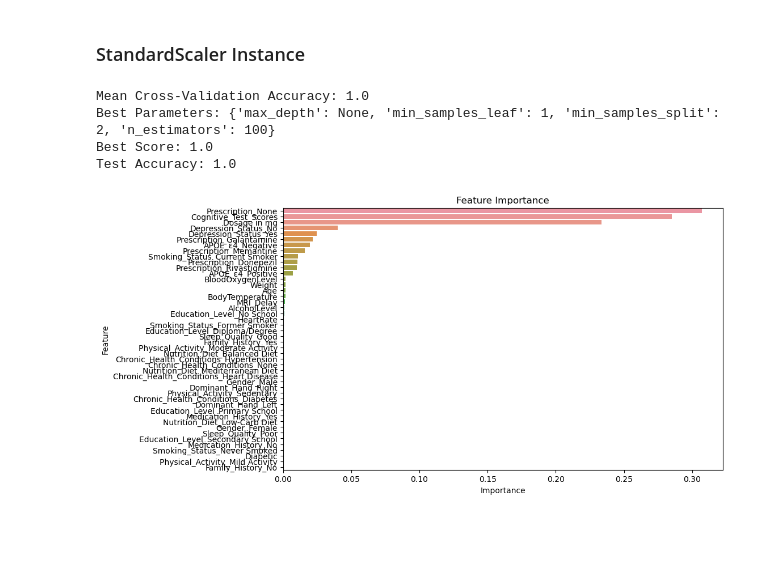
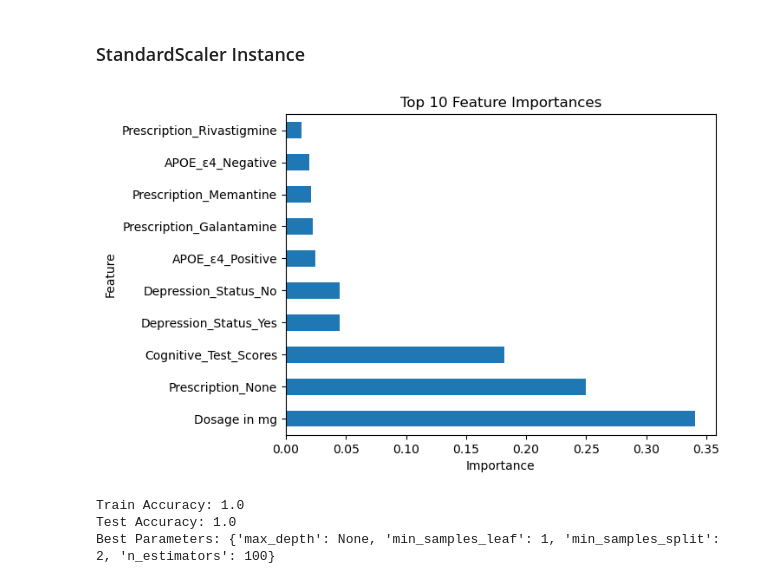
Before and after one commit to dcasey07/dementia-modeling, a Jupyter notebook: dementia_analysis.ipynb, the cells around one changed output. Saved outputs shown, nothing was run; the diff lists cells and outputs as text; code cells hidden in the pictures; blank space fills up the shorter version.

```diff
--- a/dementia_analysis.ipynb
+++ b/dementia_analysis.ipynb
@@ -267,70 +272,40 @@ X_scaler = scaler.fit(X_train)
 X_train_scaled = X_scaler.transform(X_train)
 X_test_scaled = X_scaler.transform(X_test)
 # %%
-# Separate features from target, and convert categorical data
-X = df.drop('Dementia', axis=1)
-X = pd.get_dummies(X)
+# Separate features and target variable
+X = pd.get_dummies(df.drop('Dementia', axis=1))
 y = df['Dementia']
 
-# Split the dataset into training (80%) and test (20%) sets
+# Split the dataset
 X_train, X_test, y_train, y_test = train_test_split(X, y, test_size=0.2, random_state=1)
 
-# Instantiate a StandardScaler instance
+# Scale the data
 scaler = StandardScaler()
+X_train_scaled = scaler.fit_transform(X_train)
+X_test_scaled = scaler.transform(X_test)
 
-# Fit the Standard Scaler with the training data
-X_scaler = scaler.fit(X_train)
+# Train a RandomForestClassifier with hyperparameter tuning
+param_grid = {'n_estimators': [100, 200, 300], 'max_depth': [None, 10, 20], 'min_samples_split': [2, 5, 10], 'min_samples_leaf': [1, 2, 4]}
+grid_search = GridSearchCV(RandomForestClassifier(), param_grid, cv=5)
+grid_search.fit(X_train_scaled, y_train)
 
-# Scale the training data
-X_train_scaled = X_scaler.transform(X_train)
-X_test_scaled = X_scaler.transform(X_test)
-
-# Instantiate a RandomForestClassifier
-rf_classifier = RandomForestClassifier()
-
-# Train the classifier
-rf_classifier.fit(X_train_scaled, y_train)
-
-# Evaluate the classifier using cross-validation
-cv_scores = cross_val_score(rf_classifier, X_train_scaled, y_train, cv=5)  # 5-fold cross-validation
-mean_cv_score = cv_scores.mean()
-print("Mean Cross-Validation Accuracy:", mean_cv_score)
-
-# Hyperparameter tuning with Grid Search
-param_grid = {
-    'n_estimators': [100, 200, 300],
-    'max_depth': [None, 10, 20],
-    'min_samples_split': [2, 5, 10],
-    'min_samples_leaf': [1, 2, 4]
-}
-grid_search = GridSearchCV(estimator=rf_classifier, param_grid=param_grid, cv=5)
-grid_search.fit(X_train_scaled, y_train)
-best_params = grid_search.best_params_
-best_score = grid_search.best_score_
-print("Best Parameters:", best_params)
-print("Best Score:", best_score)
-
-# Evaluate the model on the test set
-test_accuracy = grid_search.best_estimator_.score(X_test_scaled, y_test)
-print("Test Accuracy:", test_accuracy)
-
-# Get feature importances
-feature_importances = grid_search.best_estimator_.feature_importances_
-
-# Create a DataFrame to display feature importances
-feature_importance_df = pd.DataFrame({'Feature': X.columns, 'Importance': feature_importances})
-feature_importance_df = feature_importance_df.sort_values(by='Importance', ascending=False)
+# Evaluate the model
+train_score = grid_search.best_score_
+test_score = grid_search.best_estimator_.score(X_test_scaled, y_test)
 
 # Plot feature importances
-plt.figure(figsize=(10, 6))
-sns.barplot(x='Importance', y='Feature', data=feature_importance_df)
-plt.title('Feature Importance')
+feature_importances = pd.Series(grid_search.best_estimator_.feature_importances_, index=X.columns)
+feature_importances.nlargest(10).plot(kind='barh')
+plt.title('Top 10 Feature Importances')
 plt.xlabel('Importance')
 plt.ylabel('Feature')
 plt.show()
+
+print("Train Accuracy:", train_score)
+print("Test Accuracy:", test_score)
+print("Best Parameters:", grid_search.best_params_)
 # %% [output]
+[figure, new version]
-Mean Cross-Validation Accuracy: 1.0
+Train Accuracy: 1.0
+Test Accuracy: 1.0
 Best Parameters: {'max_depth': None, 'min_samples_leaf': 1, 'min_samples_split': 2, 'n_estimators': 100}
-Best Score: 1.0
-Test Accuracy: 1.0
-[figure, old version]
```
Also changed, not shown: parts of 12 cells of this notebook, 1 other file.
